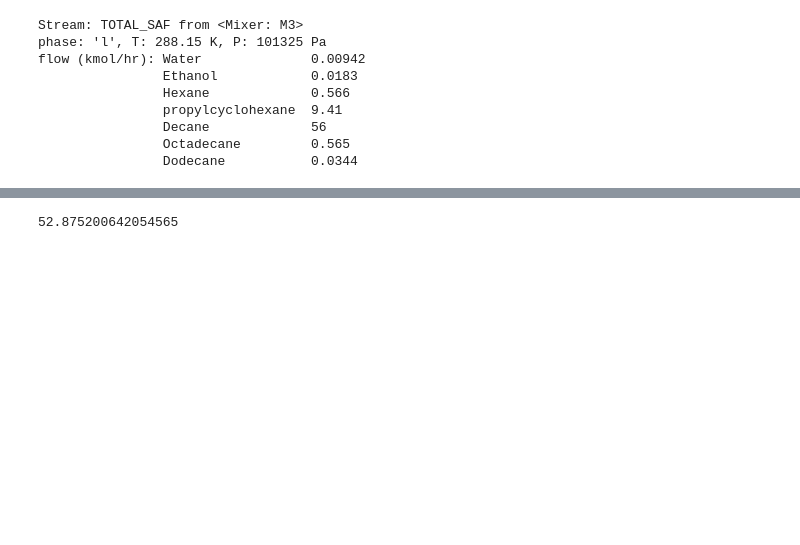
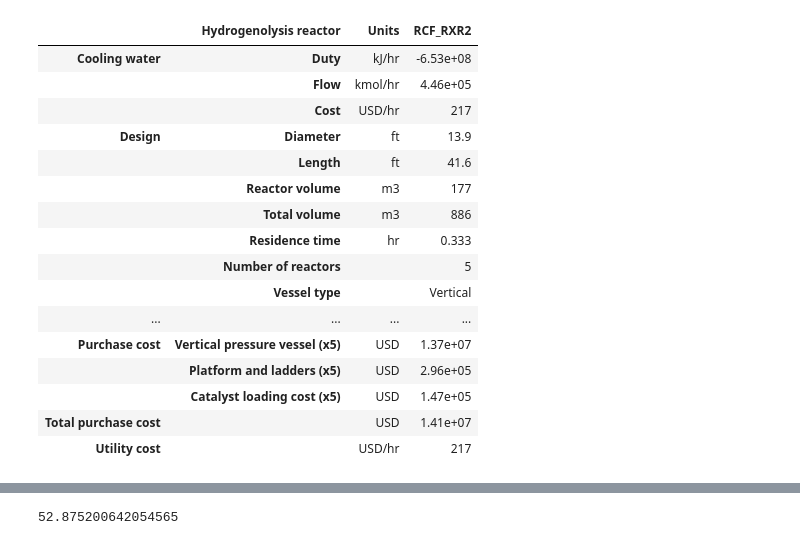
Before and after one commit to H-Wadgama/belt, a Jupyter notebook: lignin_saf/zimbabwe_capex.ipynb, the cells around one changed output, grey strips where cells are left out. Saved outputs shown, nothing was run; the diff lists cells and outputs as text; code cells hidden in the pictures; blank space fills up the shorter version.

```diff
--- a/lignin_saf/zimbabwe_capex.ipynb
+++ b/lignin_saf/zimbabwe_capex.ipynb
@@ -145,15 +145,23 @@ The MSP for SAF blend is  14.97 USD/gal
 # %%
-F.TOTAL_SAF
+F.RCF_RXR2.results()
 # %% [output]
-Stream: TOTAL_SAF from <Mixer: M3>
-phase: 'l', T: 288.15 K, P: 101325 Pa
-flow (kmol/hr): Water              0.00942
-                Ethanol            0.0183
-                Hexane             0.566
-                propylcyclohexane  9.41
-                Decane             56
-                Octadecane         0.565
-                Dodecane           0.0344
+|  | Hydrogenolysis reactor | Units | RCF_RXR2 |
+| Cooling water | Duty | kJ/hr | -6.53e+08 |
+|  | Flow | kmol/hr | 4.46e+05 |
+|  | Cost | USD/hr | 217 |
+| Design | Diameter | ft | 13.9 |
+|  | Length | ft | 41.6 |
+|  | Reactor volume | m3 | 177 |
+|  | Total volume | m3 | 886 |
+|  | Residence time | hr | 0.333 |
+|  | Number of reactors |  | 5 |
+|  | Vessel type |  | Vertical |
+| ... | ... | ... | ... |
+| Purchase cost | Vertical pressure vessel (x5) | USD | 1.37e+07 |
+|  | Platform and ladders (x5) | USD | 2.96e+05 |
+|  | Catalyst loading cost (x5) | USD | 1.47e+05 |
+| Total purchase cost |  | USD | 1.41e+07 |
+| Utility cost |  | USD/hr | 217 |
 # %%
 F.HDO_COL2
 # %% [output]
```
Also changed, not shown: parts of 11 cells of this notebook, 1 other file.
